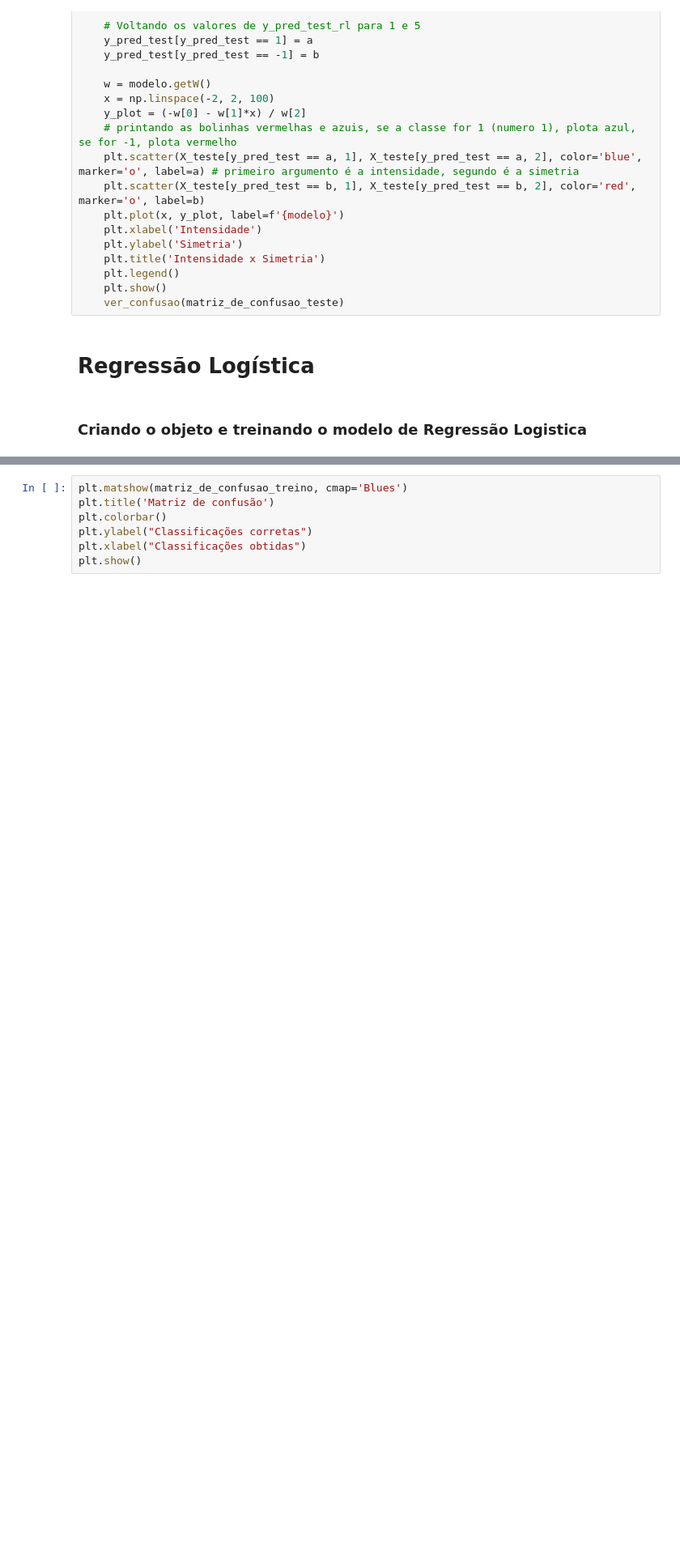
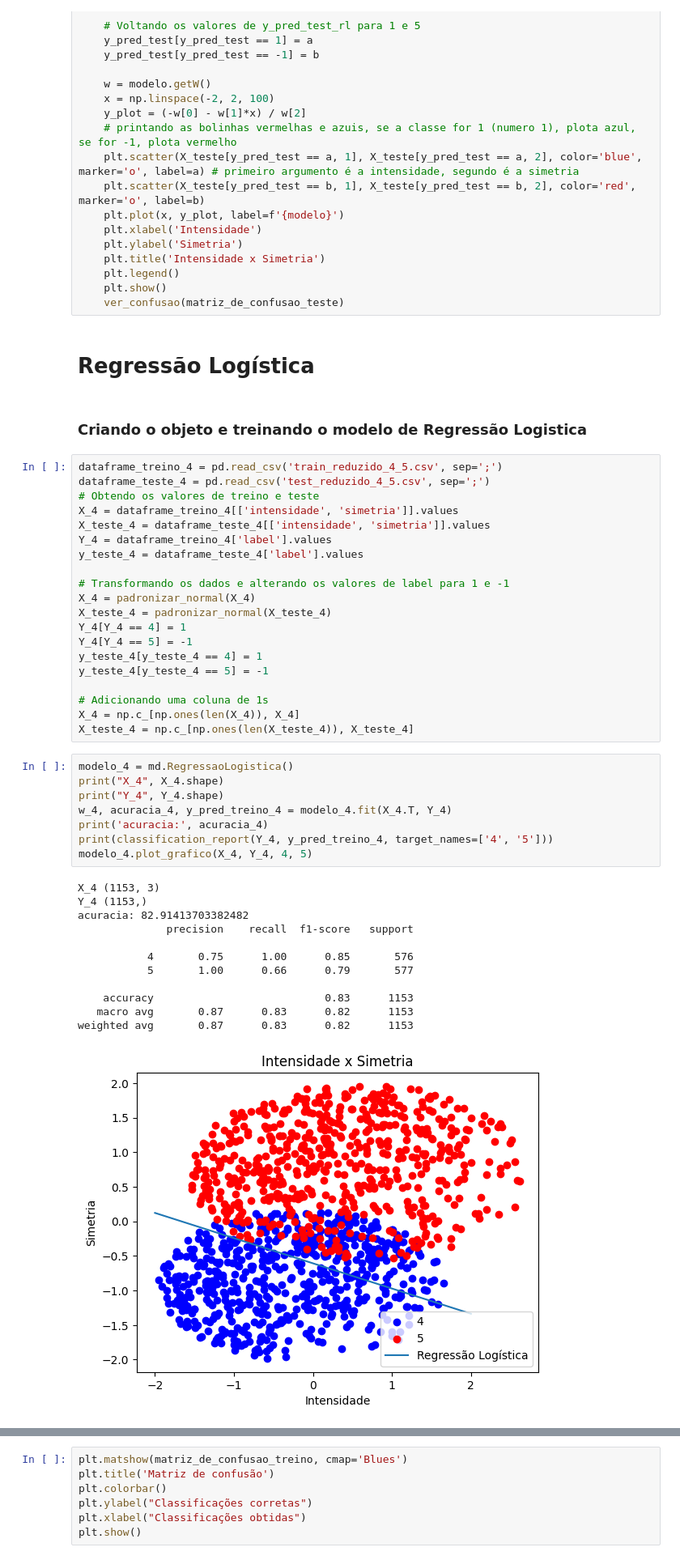
Before and after one commit to HodricVieira/Reconhecimento-de-digitos-ML-2023.2, a Jupyter notebook: reg_log_1_5.ipynb, the cells around one changed output, grey strips where cells are left out. Shown at 81% size. Drawn from its saved outputs; the diff is of its cells as text; blank space fills up the shorter version.

```diff
--- a/reg_log_1_5.ipynb
+++ b/reg_log_1_5.ipynb
@@ -142,6 +142,47 @@ def ver_teste(X_teste, y_teste, a, b, modelo):
 # Regressão Logística
 # %% [markdown]
 ### Criando o objeto e treinando o modelo de Regressão Logistica
+# %%
+dataframe_treino_4 = pd.read_csv('train_reduzido_4_5.csv', sep=';')
+dataframe_teste_4 = pd.read_csv('test_reduzido_4_5.csv', sep=';')
+# Obtendo os valores de treino e teste
+X_4 = dataframe_treino_4[['intensidade', 'simetria']].values
+X_teste_4 = dataframe_teste_4[['intensidade', 'simetria']].values
+Y_4 = dataframe_treino_4['label'].values
+y_teste_4 = dataframe_teste_4['label'].values
+
+# Transformando os dados e alterando os valores de label para 1 e -1
+X_4 = padronizar_normal(X_4)
+X_teste_4 = padronizar_normal(X_teste_4)
+Y_4[Y_4 == 4] = 1
+Y_4[Y_4 == 5] = -1
+y_teste_4[y_teste_4 == 4] = 1
+y_teste_4[y_teste_4 == 5] = -1
+
+# Adicionando uma coluna de 1s
+X_4 = np.c_[np.ones(len(X_4)), X_4]
+X_teste_4 = np.c_[np.ones(len(X_teste_4)), X_teste_4]
+# %%
+modelo_4 = md.RegressaoLogistica()
+print("X_4", X_4.shape)
+print("Y_4", Y_4.shape)
+w_4, acuracia_4, y_pred_treino_4 = modelo_4.fit(X_4.T, Y_4)
+print('acuracia:', acuracia_4)
+print(classification_report(Y_4, y_pred_treino_4, target_names=['4', '5']))
+modelo_4.plot_grafico(X_4, Y_4, 4, 5)
+# %% [output]
+X_4 (1153, 3)
+Y_4 (1153,)
+acuracia: 82.91413703382482
+              precision    recall  f1-score   support
+
+           4       0.75      1.00      0.85       576
+           5       1.00      0.66      0.79       577
+
+    accuracy                           0.83      1153
+   macro avg       0.87      0.83      0.82      1153
+weighted avg       0.87      0.83      0.82      1153
+[figure, added]
 # %%
 modelo = md.RegressaoLogistica()
 w, acuracia, y_pred_treino = modelo.fit(X.T, Y) # Passo o X.transpose() para que a multiplicação de matrizes seja possível
```
Also changed, not shown: parts of 3 cells of this notebook, 4 other files.
